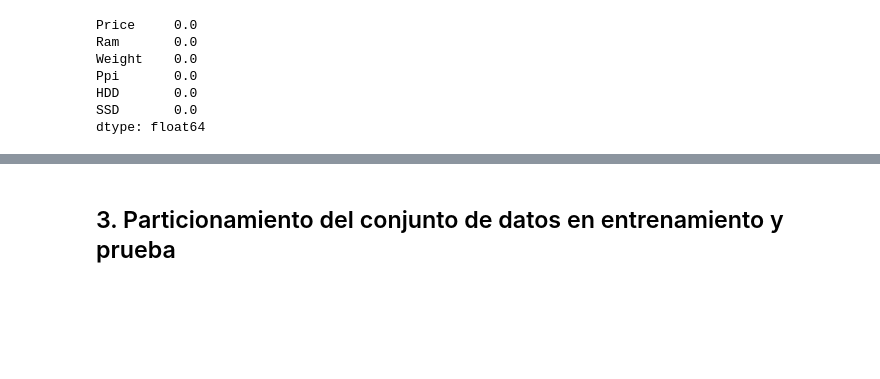
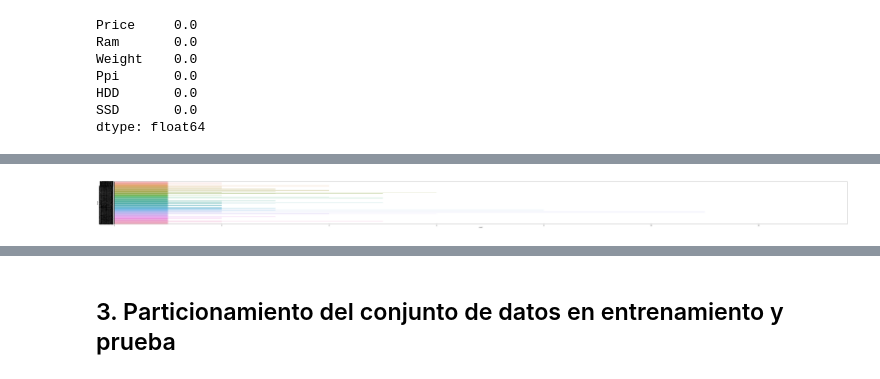
Before and after one commit to montejs3/Bi, a Jupyter notebook: LabBi/Lab2-Regresion/lab2.ipynb, the cells around one changed output, grey strips where cells are left out. Cells and saved outputs as stored; diff of their text form; code cells hidden in the pictures; blank space fills up the shorter version.

```diff
--- a/LabBi/Lab2-Regresion/lab2.ipynb
+++ b/LabBi/Lab2-Regresion/lab2.ipynb
@@ -114,5 +143,7 @@ sns.heatmap(df[features].corr(), cmap = 'vlag', vmin = -1, vmax = 1)
 # %%
 df = df.dropna(subset = ['Price'] + features)
+# %%
+df= df.drop_duplicates(subset = features + ['Price'], inplace=True)
 # %%
 df.shape
 # %% [output]
@@ -129,0 +193,6 @@ dtype: float64
+# %%
+plt.figure(figsize=(100, 6))
+sns.countplot(y='Price', data=df)
+plt.show()
+# %% [output]
+[figure, added]
```
Also changed, not shown: parts of 29 cells of this notebook.
